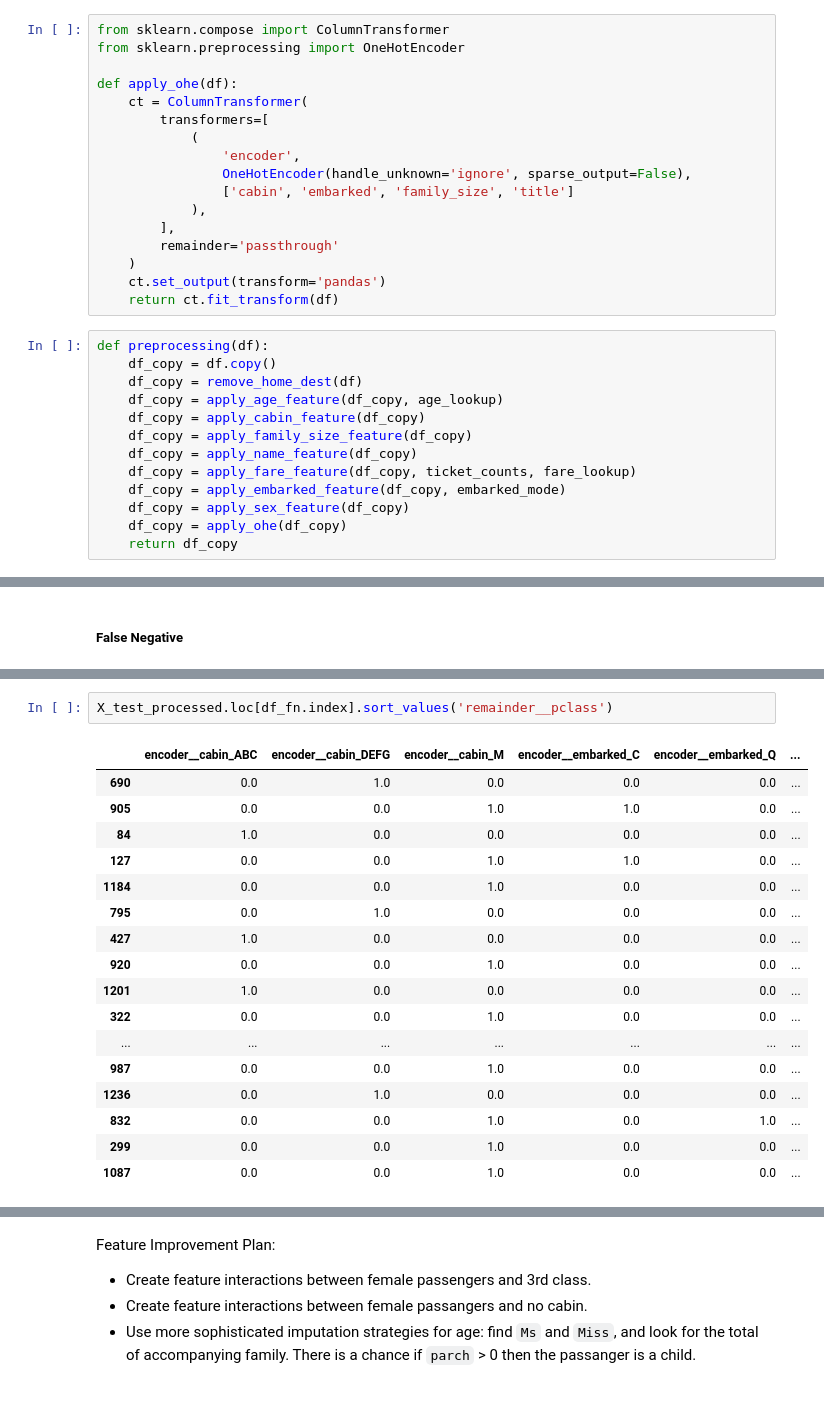
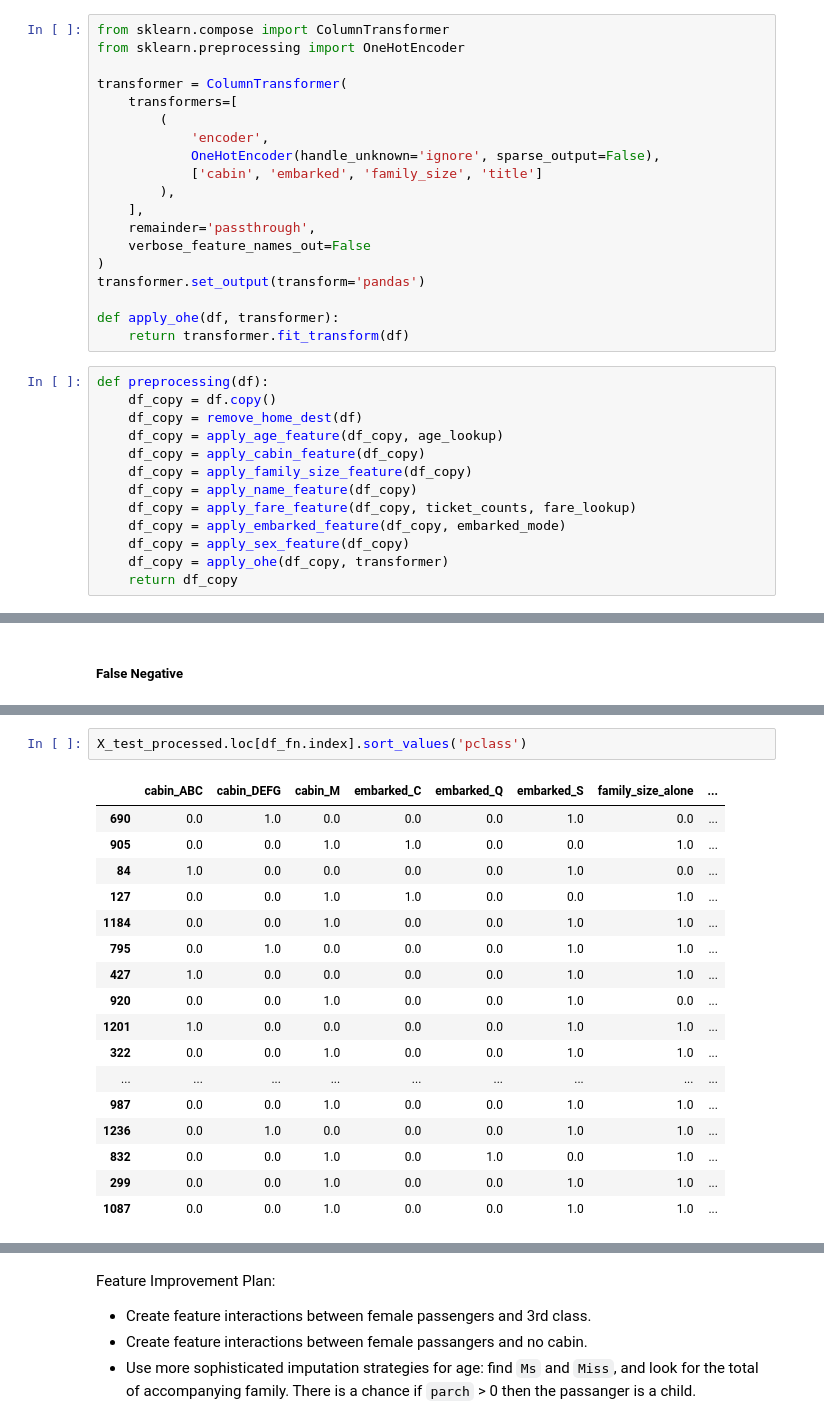
Before and after one commit to rbennum/titanic-survival, a Jupyter notebook: notebooks/full_dataset.ipynb, the cells around one changed output, grey strips where cells are left out. Cells and saved outputs as stored; diff of their text form.

```diff
--- a/notebooks/full_dataset.ipynb
+++ b/notebooks/full_dataset.ipynb
@@ -649,19 +649,21 @@ def apply_sex_feature(df):
 from sklearn.compose import ColumnTransformer
 from sklearn.preprocessing import OneHotEncoder
 
-def apply_ohe(df):
-    ct = ColumnTransformer(
-        transformers=[
-            (
-                'encoder',
-                OneHotEncoder(handle_unknown='ignore', sparse_output=False),
-                ['cabin', 'embarked', 'family_size', 'title']
-            ),
-        ],
-        remainder='passthrough'
-    )
-    ct.set_output(transform='pandas')
-    return ct.fit_transform(df)
+transformer = ColumnTransformer(
+    transformers=[
+        (
+            'encoder',
+            OneHotEncoder(handle_unknown='ignore', sparse_output=False),
+            ['cabin', 'embarked', 'family_size', 'title']
+        ),
+    ],
+    remainder='passthrough',
+    verbose_feature_names_out=False
+)
+transformer.set_output(transform='pandas')
+
+def apply_ohe(df, transformer):
+    return transformer.fit_transform(df)
 # %%
 def preprocessing(df):
     df_copy = df.copy()
@@ -673,7 +675,7 @@ def preprocessing(df):
     df_copy = apply_fare_feature(df_copy, ticket_counts, fare_lookup)
     df_copy = apply_embarked_feature(df_copy, embarked_mode)
     df_copy = apply_sex_feature(df_copy)
-    df_copy = apply_ohe(df_copy)
+    df_copy = apply_ohe(df_copy, transformer)
     return df_copy
 # %%
 X_train_processed = preprocessing(X_train)
@@ -976,25 +978,25 @@ df_fn
 | 1201 | 1.0 | Ismay, Mr. Joseph Bruce | male | 49.0 | 0.0 | 0.0 | 112058 | 0.0000 | B52 B54 B56 | S | Liverpool | ... |
 | 1087 | 3.0 | Johannesen-Bratthammer, Mr. Bernt | male | NaN | 0.0 | 0.0 | 65306 | 8.1125 | None | S | None | ... |
 # %%
-X_test_processed.loc[df_fn.index].sort_values('remainder__pclass')
+X_test_processed.loc[df_fn.index].sort_values('pclass')
 # %% [output]
-|  | encoder__cabin_ABC | encoder__cabin_DEFG | encoder__cabin_M | encoder__embarked_C | encoder__embarked_Q | ... |
-| 690 | 0.0 | 1.0 | 0.0 | 0.0 | 0.0 | ... |
-| 905 | 0.0 | 0.0 | 1.0 | 1.0 | 0.0 | ... |
-| 84 | 1.0 | 0.0 | 0.0 | 0.0 | 0.0 | ... |
-| 127 | 0.0 | 0.0 | 1.0 | 1.0 | 0.0 | ... |
-| 1184 | 0.0 | 0.0 | 1.0 | 0.0 | 0.0 | ... |
-| 795 | 0.0 | 1.0 | 0.0 | 0.0 | 0.0 | ... |
-| 427 | 1.0 | 0.0 | 0.0 | 0.0 | 0.0 | ... |
-| 920 | 0.0 | 0.0 | 1.0 | 0.0 | 0.0 | ... |
-| 1201 | 1.0 | 0.0 | 0.0 | 0.0 | 0.0 | ... |
-| 322 | 0.0 | 0.0 | 1.0 | 0.0 | 0.0 | ... |
-| ... | ... | ... | ... | ... | ... | ... |
-| 987 | 0.0 | 0.0 | 1.0 | 0.0 | 0.0 | ... |
-| 1236 | 0.0 | 1.0 | 0.0 | 0.0 | 0.0 | ... |
-| 832 | 0.0 | 0.0 | 1.0 | 0.0 | 1.0 | ... |
-| 299 | 0.0 | 0.0 | 1.0 | 0.0 | 0.0 | ... |
-| 1087 | 0.0 | 0.0 | 1.0 | 0.0 | 0.0 | ... |
+|  | cabin_ABC | cabin_DEFG | cabin_M | embarked_C | embarked_Q | embarked_S | family_size_alone | ... |
+| 690 | 0.0 | 1.0 | 0.0 | 0.0 | 0.0 | 1.0 | 0.0 | ... |
+| 905 | 0.0 | 0.0 | 1.0 | 1.0 | 0.0 | 0.0 | 1.0 | ... |
+| 84 | 1.0 | 0.0 | 0.0 | 0.0 | 0.0 | 1.0 | 0.0 | ... |
+| 127 | 0.0 | 0.0 | 1.0 | 1.0 | 0.0 | 0.0 | 1.0 | ... |
+| 1184 | 0.0 | 0.0 | 1.0 | 0.0 | 0.0 | 1.0 | 1.0 | ... |
+| 795 | 0.0 | 1.0 | 0.0 | 0.0 | 0.0 | 1.0 | 1.0 | ... |
+| 427 | 1.0 | 0.0 | 0.0 | 0.0 | 0.0 | 1.0 | 1.0 | ... |
+| 920 | 0.0 | 0.0 | 1.0 | 0.0 | 0.0 | 1.0 | 0.0 | ... |
+| 1201 | 1.0 | 0.0 | 0.0 | 0.0 | 0.0 | 1.0 | 1.0 | ... |
+| 322 | 0.0 | 0.0 | 1.0 | 0.0 | 0.0 | 1.0 | 1.0 | ... |
+| ... | ... | ... | ... | ... | ... | ... | ... | ... |
+| 987 | 0.0 | 0.0 | 1.0 | 0.0 | 0.0 | 1.0 | 1.0 | ... |
+| 1236 | 0.0 | 1.0 | 0.0 | 0.0 | 0.0 | 1.0 | 1.0 | ... |
+| 832 | 0.0 | 0.0 | 1.0 | 0.0 | 1.0 | 0.0 | 1.0 | ... |
+| 299 | 0.0 | 0.0 | 1.0 | 0.0 | 0.0 | 1.0 | 1.0 | ... |
+| 1087 | 0.0 | 0.0 | 1.0 | 0.0 | 0.0 | 1.0 | 1.0 | ... |
 # %%
 explainer = shap.TreeExplainer(best_model, X_train_processed)
 shap_values = explainer(X_test_processed)
```
Also changed, not shown: parts of 14 cells of this notebook, 2 other files.
